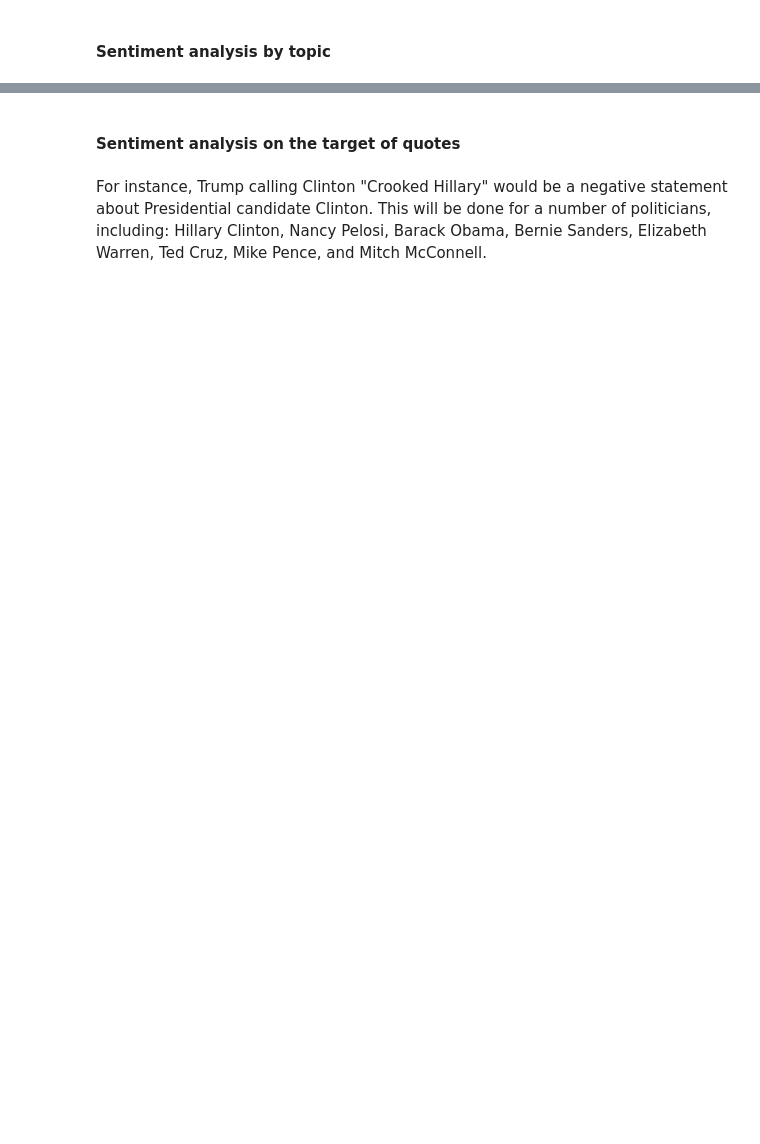
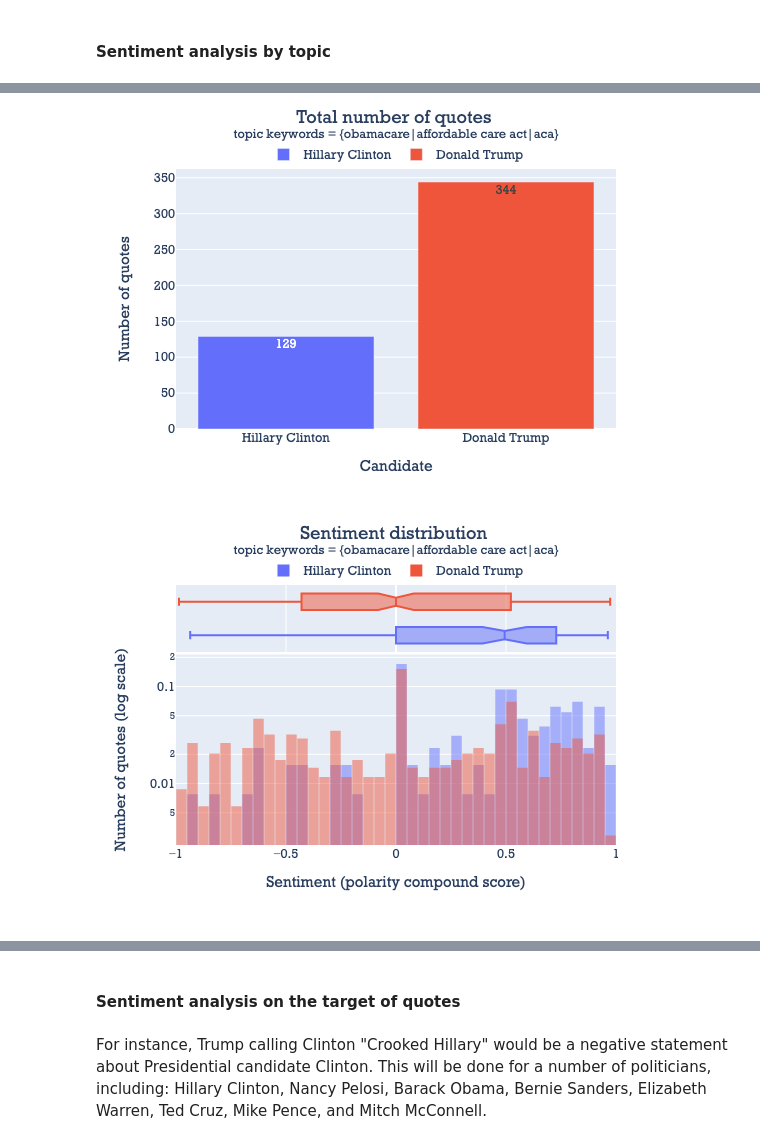
Before and after one commit to epfl-ada/ada-2021-project-radar, a Jupyter notebook: notebook.ipynb, the cells around one changed output, grey strips where cells are left out. Drawn from its saved outputs; the diff is of its cells as text; code cells hidden in the pictures; blank space fills up the shorter version.

```diff
--- a/notebook.ipynb
+++ b/notebook.ipynb
@@ -2137,11 +2351,12 @@ print_topk_quotes(hc_dt_filtered, "negative", 3)
 # %%
 topic_keywords = 'obamacare|affordable care act|aca'
 quotesCountPerSpeaker(hc_cleaned, dt_cleaned, topic_keywords)
 sentimentHistogram(hc_cleaned, dt_cleaned, topic_keywords)
 sentimentClassifier(hc_cleaned, dt_cleaned, topic_keywords)
 
 hc_dt_filtered, hc_filtered, dt_filtered = filter_n_concatenate_dfs(
     hc_cleaned, dt_cleaned, topic_keywords)
-print_topk_quotes(hc_dt_filtered, "positive", 3)
-print("\n---\n")
-print_topk_quotes(hc_dt_filtered, "negative", 3)
+print_topk_quotes(hc_dt_filtered, 3)
+# %% [output]
+[figure, added]
+[figure, added]
```
Also changed, not shown: parts of 49 cells of this notebook, 6 other files.
